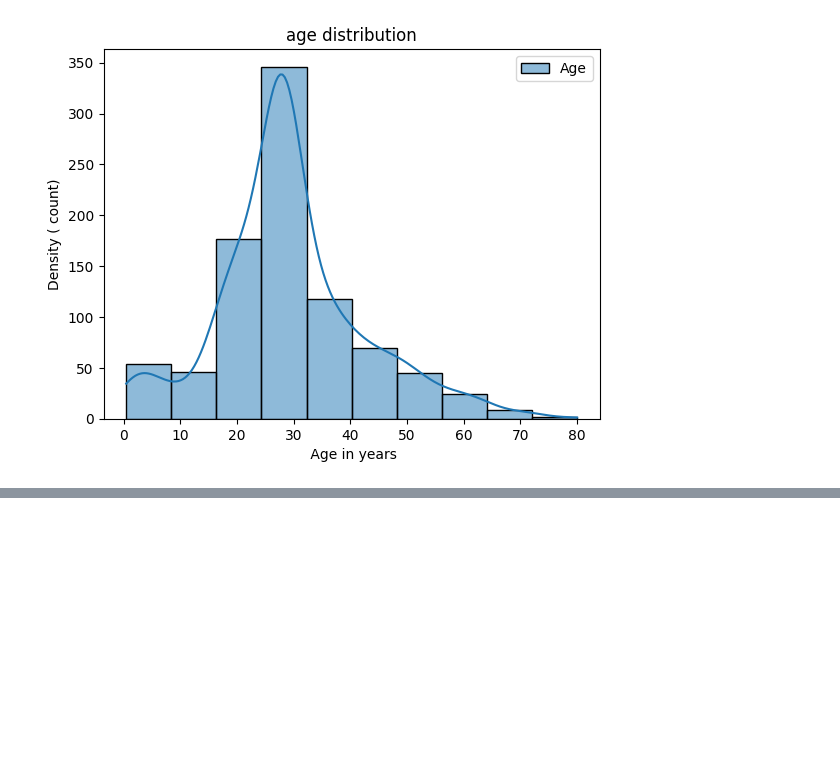
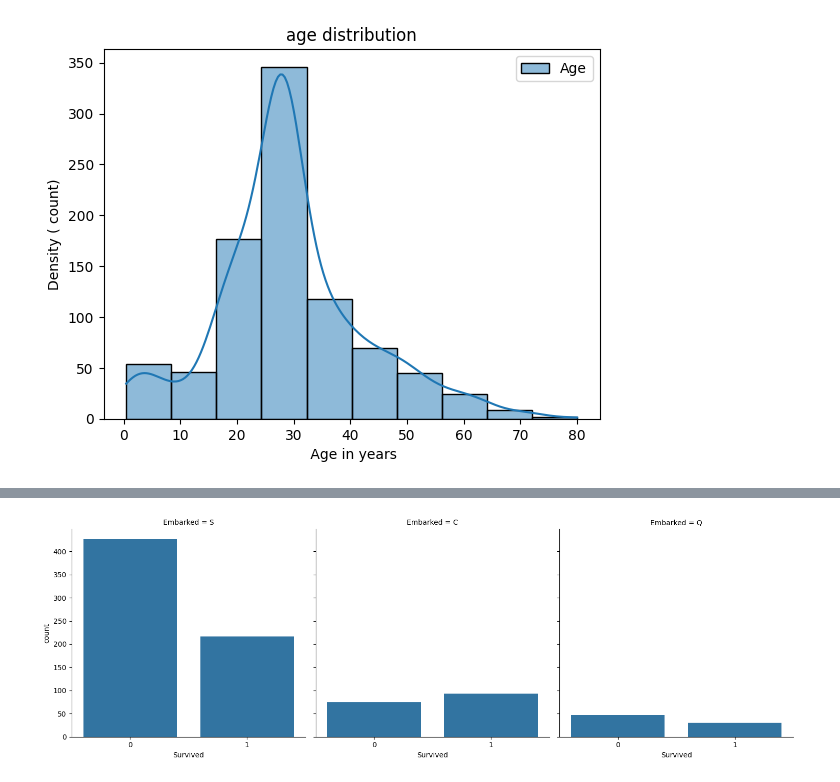
Before and after one commit to Tariqul18033/Titanic---Machine-Learning, a Jupyter notebook: Titanic.ipynb, the cells around one changed output, grey strips where cells are left out. Saved outputs shown, nothing was run; the diff lists cells and outputs as text; code cells hidden in the pictures; blank space fills up the shorter version.

```diff
--- a/Titanic.ipynb
+++ b/Titanic.ipynb
@@ -64,0 +78,5 @@ plt.show()
+# %%
+sns.catplot(x='Survived', col='Embarked', kind='count',
+data=df);
+# %% [output]
+[figure, added]
```
Also changed, not shown: parts of 23 cells of this notebook.
